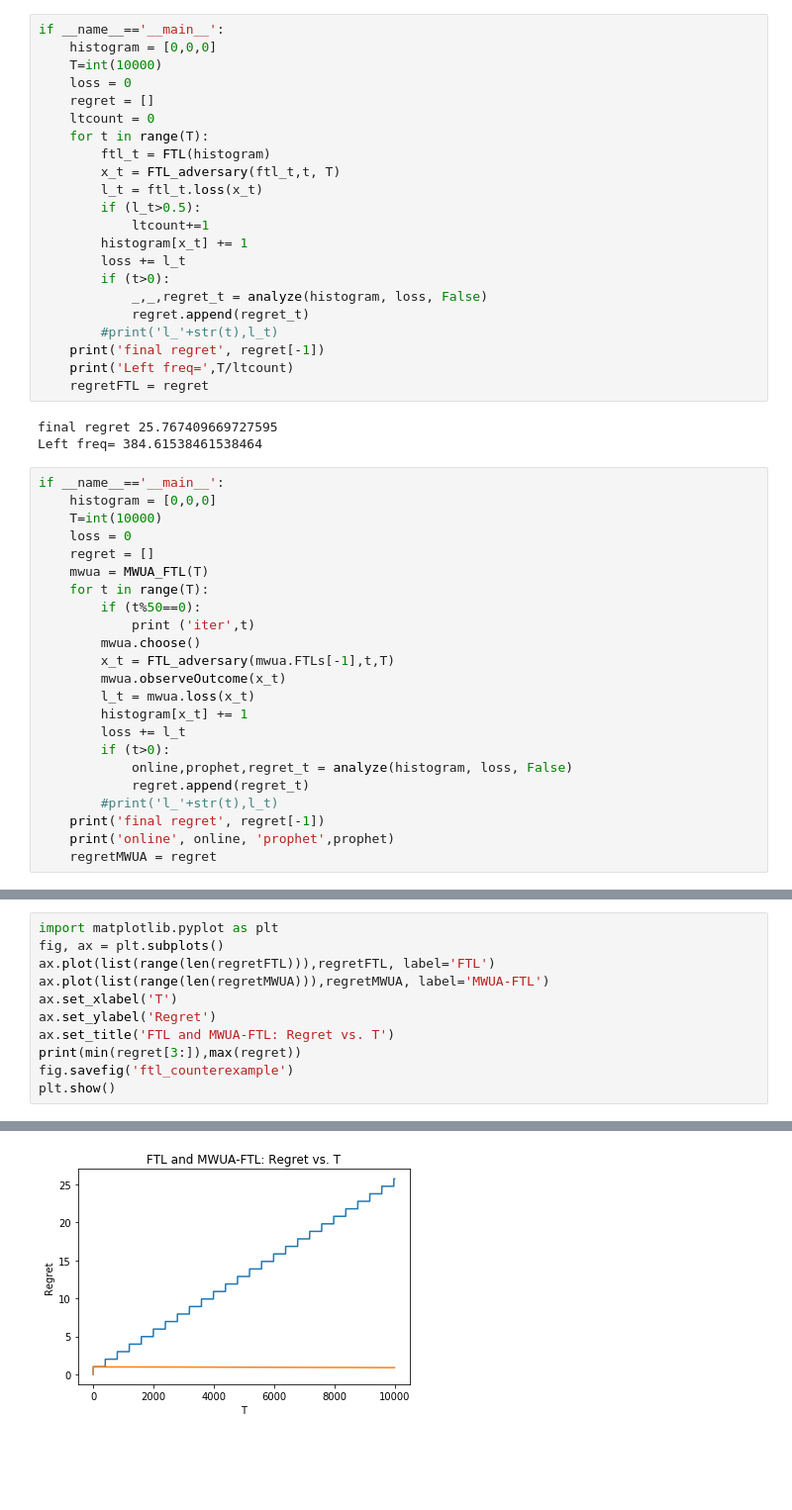
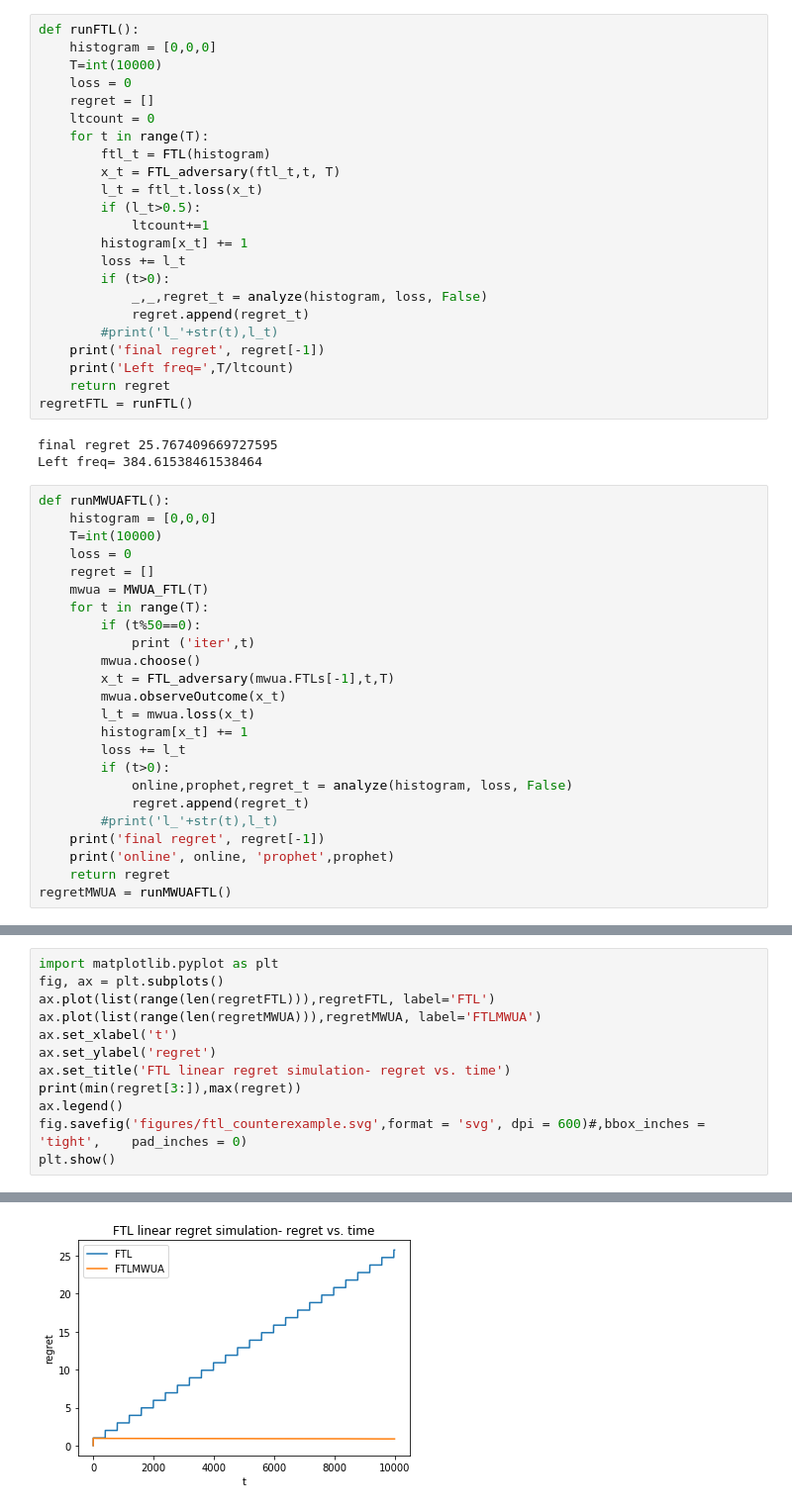
Before and after one commit to guyrom27/OnlineClusteringFTL, a Jupyter notebook: FTL.ipynb, the cells around one changed output, grey strips where cells are left out. Shown at 99% size. Drawn from its saved outputs; the diff is of its cells as text; blank space fills up the shorter version.

```diff
--- a/FTL.ipynb
+++ b/FTL.ipynb
@@ -154,7 +154,7 @@ class MWUA_FTL:
 
             choiceIndex += 1
 # %%
-if __name__=='__main__':
+def runFTL():
     histogram = [0,0,0]
     T=int(10000)
     loss = 0
@@ -174,12 +174,13 @@ if __name__=='__main__':
         #print('l_'+str(t),l_t)
     print('final regret', regret[-1])
     print('Left freq=',T/ltcount)
-    regretFTL = regret
+    return regret
+regretFTL = runFTL()
 # %% [output]
 final regret 25.767409669727595
 Left freq= 384.61538461538464
 # %%
-if __name__=='__main__':
+def runMWUAFTL():
     histogram = [0,0,0]
     T=int(10000)
     loss = 0
@@ -200,7 +201,8 @@ if __name__=='__main__':
         #print('l_'+str(t),l_t)
     print('final regret', regret[-1])
     print('online', online, 'prophet',prophet)
-    regretMWUA = regret
+    return regret
+regretMWUA = runMWUAFTL()
 # %% [output]
 iter 0
 iter 50
@@ -223,11 +225,12 @@ online 25.822006605987337 prophet 24.935000000000006
 import matplotlib.pyplot as plt
 fig, ax = plt.subplots()
 ax.plot(list(range(len(regretFTL))),regretFTL, label='FTL')
-ax.plot(list(range(len(regretMWUA))),regretMWUA, label='MWUA-FTL')
-ax.set_xlabel('T')
-ax.set_ylabel('Regret')
-ax.set_title('FTL and MWUA-FTL: Regret vs. T')
+ax.plot(list(range(len(regretMWUA))),regretMWUA, label='FTLMWUA')
+ax.set_xlabel('t')
+ax.set_ylabel('regret')
+ax.set_title('FTL linear regret simulation- regret vs. time')
 print(min(regret[3:]),max(regret))
-fig.savefig('ftl_counterexample')
+ax.legend()
+fig.savefig('figures/ftl_counterexample.svg',format = 'svg', dpi = 600)#,bbox_inches = 'tight',    pad_inches = 0)
 plt.show()
 # %% [output]
@@ -235 +238 @@ plt.show()
-[figure, old version]
+[figure, new version]
```
Also changed, not shown: parts of 2 cells of this notebook, 18 other files.
